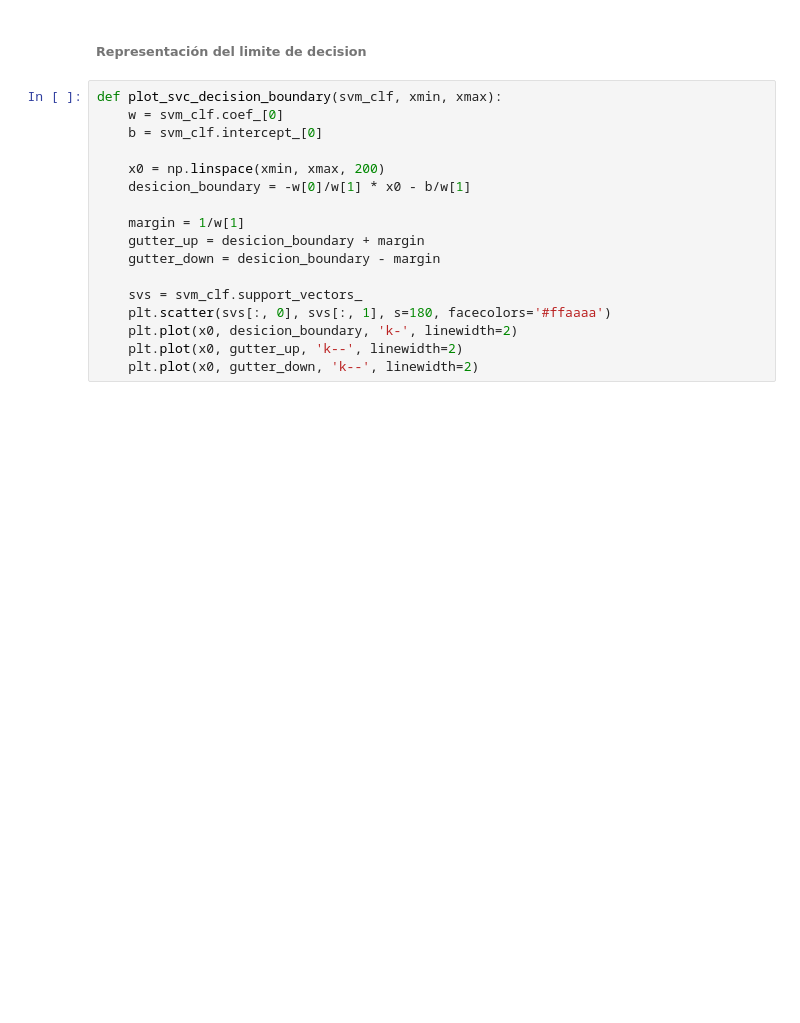
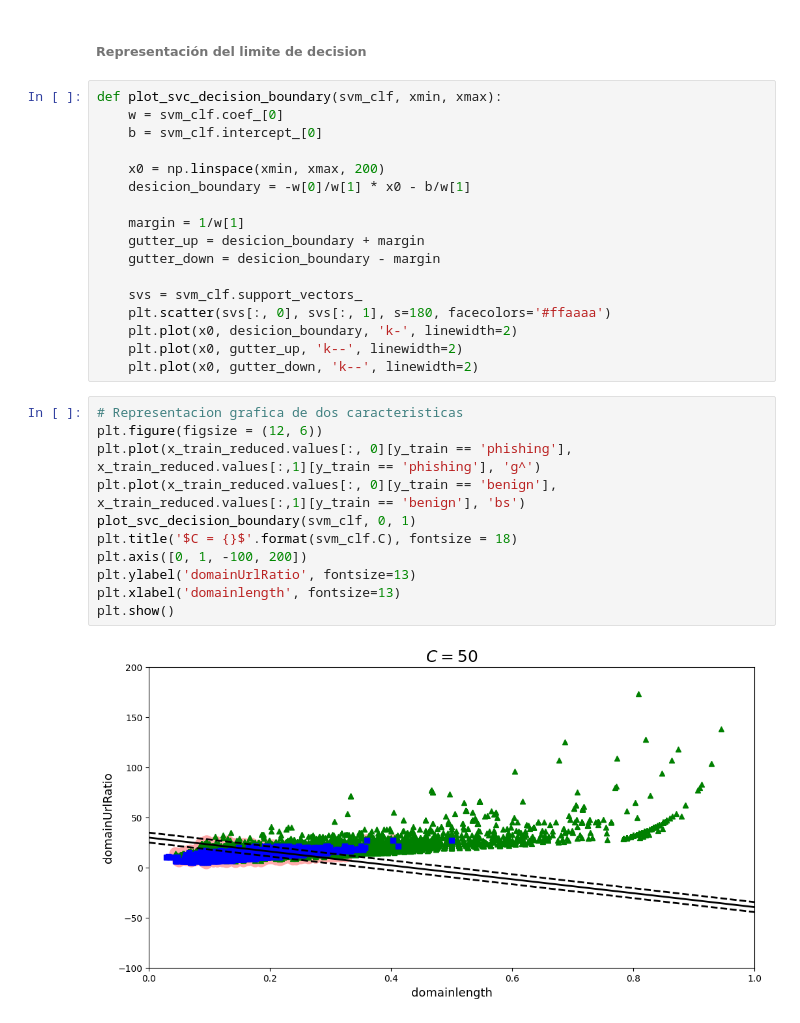
Before and after one commit to FRANCISCODANIEL03/Simulacion, a Jupyter notebook: support_vector_machine/1.-Support_Vector_Machine.ipynb, the cells around one changed output. Saved outputs shown, nothing was run; the diff lists cells and outputs as text; blank space fills up the shorter version.

Commit message:
show the graph

```diff
--- a/support_vector_machine/1.-Support_Vector_Machine.ipynb
+++ b/support_vector_machine/1.-Support_Vector_Machine.ipynb
@@ -282,3 +282,16 @@ def plot_svc_decision_boundary(svm_clf, xmin, xmax):
     plt.plot(x0, desicion_boundary, 'k-', linewidth=2)
     plt.plot(x0, gutter_up, 'k--', linewidth=2)
     plt.plot(x0, gutter_down, 'k--', linewidth=2)
+# %%
+# Representacion grafica de dos caracteristicas
+plt.figure(figsize = (12, 6))
+plt.plot(x_train_reduced.values[:, 0][y_train == 'phishing'], x_train_reduced.values[:,1][y_train == 'phishing'], 'g^')
+plt.plot(x_train_reduced.values[:, 0][y_train == 'benign'], x_train_reduced.values[:,1][y_train == 'benign'], 'bs')
+plot_svc_decision_boundary(svm_clf, 0, 1)
+plt.title('$C = {}$'.format(svm_clf.C), fontsize = 18)
+plt.axis([0, 1, -100, 200])
+plt.ylabel('domainUrlRatio', fontsize=13)
+plt.xlabel('domainlength', fontsize=13)
+plt.show()
+# %% [output]
+[figure, added]
```
